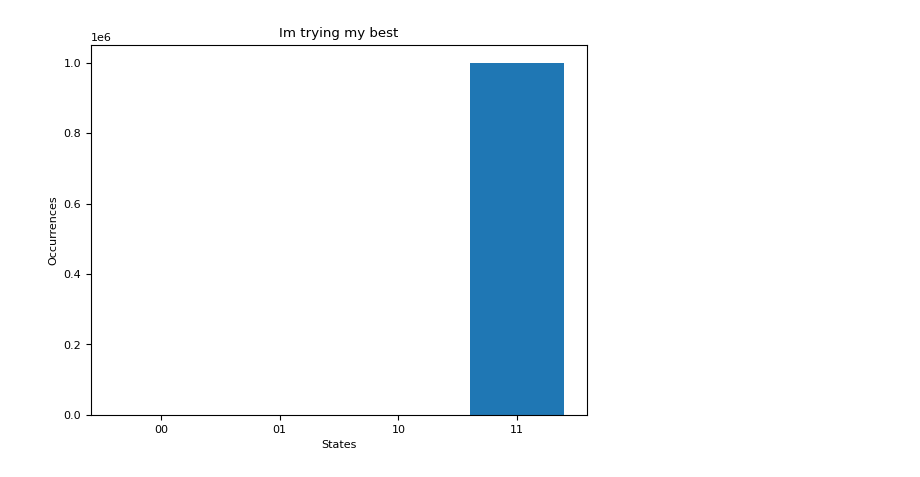
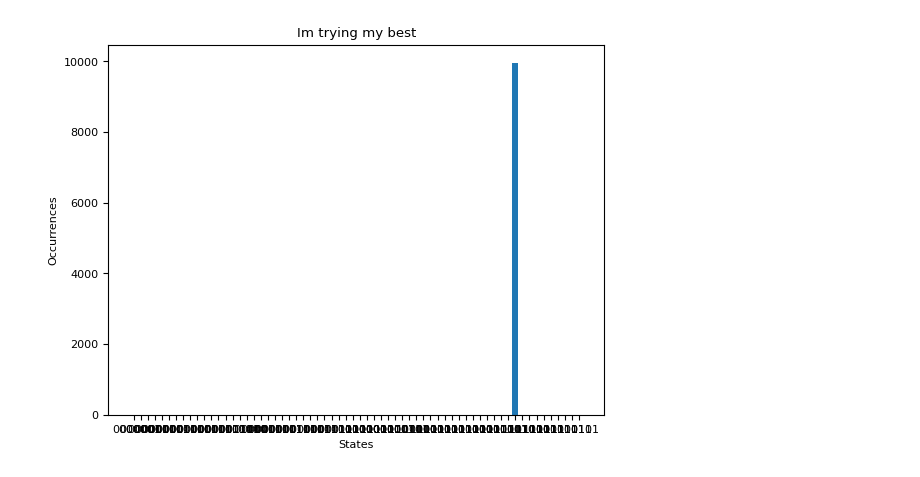
Before and after one commit to rushanh1/Quantum-Networks-Quantum-Circuits, a Jupyter notebook: quantum_brute_force_key_search.ipynb, the cells around one changed output. Cells and saved outputs as stored; diff of their text form; code cells hidden in the pictures.

```diff
--- a/quantum_brute_force_key_search.ipynb
+++ b/quantum_brute_force_key_search.ipynb
@@ -21,51 +21,56 @@ def encrypt(plaintext, key):
   return ciphertext
 # %%
 
-n = 2 #number of bits in the key
+
+n = 6 #number of bits in the key
 N = 2**n #the size of the key space
-n_q = 3 #number of qubits
+n_q = 7 #number of qubits
 
-secretKey = [1,1] #This is the key, the answer that the Grovers algorithm should recover
+secretKey = [1,1,0,1,1,0] #This is the key, the answer that the Grovers algorithm should recover
 
-plaintext = [0,0] #Known plaintext in this scenario
+plaintext = [0,1,1,0,0,1] #Known plaintext in this scenario
 
 #Encryption of the message
 ciphertext = encrypt(plaintext, secretKey)
 
+print("Plaintext is: ", plaintext)
+print("Key is: ", secretKey)
+print("Ciphertext is: ", ciphertext)
+
 qubit = cirq.NamedQubit.range(n_q , prefix='q')
 circuit = cirq.Circuit()
 
-circuit.append(cirq.H(qubit[0]))
-circuit.append(cirq.H(qubit[1]))
+for i in range(n):
+  circuit.append(cirq.H(qubit[i]))
 
 
 for i in range(int((math.pi / 4) * math.sqrt(N))):
   #Precious will work on the begginning and end of the Oracle
   #(Message XOR Key)
-  for j in range(n_q - 1):
+  for j in range(n):
     if(plaintext[j] == 1): #if plaintext has a 1, change ancilla to 1
-      circuit.append(cirq.X(qubit[n_q-1]))
+      circuit.append(cirq.X(qubit[n]))
 
-    circuit.append(cirq.CX(qubit[n_q-1], qubit[j])) #CX working as XOR
+    circuit.append(cirq.CX(qubit[n], qubit[j])) #CX working as XOR
 
     if(plaintext[j] == 1): #if the plaintext had a 1, change ancilla back to 0
-      circuit.append(cirq.X(qubit[n_q-1]))
+      circuit.append(cirq.X(qubit[n]))
 
 
   #For loop that applied an x gate to flip 0 state qubits into 1 state before
   #applying the CZ gate
   #It works by chcking which ones should be flipped based on the given ciphertext
-  for j in range(n_q - 1):
+  for j in range(n):
     if(ciphertext[j] == 0):
       circuit.append(cirq.X(qubit[j]))
 
   #Applying the CZ gate the change the phase of the right key
-  circuit.append(cirq.CZ(qubit[0], qubit[1]))
+  circuit.append(cirq.Z(qubit[0]).controlled_by(qubit[1], qubit[2], qubit[3], qubit[4], qubit[5]))
 
   #For loop that applies an x gate to flip 1 state qubits back into the original
   #0 state after applying the CZ gate
   #It works by chcking which ones should be flipped based on the given ciphertext
-  for j in range(n_q - 1):
+  for j in range(n):
     if(ciphertext[j] == 0):
       circuit.append(cirq.X(qubit[j]))
 
@@ -73,26 +78,34 @@ for i in range(int((math.pi / 4) * math.sqrt(N))):
   #(Message XOR Key)
   for j in range(n_q - 1):
     if(plaintext[j] == 1):
-      circuit.append(cirq.X(qubit[n_q-1]))
+      circuit.append(cirq.X(qubit[n]))
 
-    circuit.append(cirq.CX(qubit[n_q-1], qubit[j]))
+    circuit.append(cirq.CX(qubit[n], qubit[j]))
 
     if(plaintext[j] == 1):
-      circuit.append(cirq.X(qubit[n_q-1]))
+      circuit.append(cirq.X(qubit[n]))
 
   #Standard Diffuser found on google lol
-  circuit.append(cirq.H(qubit[0]))
-  circuit.append(cirq.H(qubit[1]))
-  circuit.append(cirq.X(qubit[0]))
-  circuit.append(cirq.X(qubit[1]))
-  circuit.append(cirq.CZ(qubit[0], qubit[1]))
-  circuit.append(cirq.X(qubit[0]))
-  circuit.append(cirq.X(qubit[1]))
-  circuit.append(cirq.H(qubit[0]))
-  circuit.append(cirq.H(qubit[1]))
+  for i in range(n):
+    circuit.append(cirq.H(qubit[i]))
+    circuit.append(cirq.X(qubit[i]))
 
-circuit.append(cirq.measure(qubit[0]))
-circuit.append(cirq.measure(qubit[1]))
+  circuit.append(cirq.Z(qubit[0]).controlled_by(qubit[1], qubit[2], qubit[3], qubit[4], qubit[5]))
+
+  for i in range(n):
+    circuit.append(cirq.X(qubit[i]))
+    circuit.append(cirq.H(qubit[i]))
+
+for i in range(n):
+  circuit.append(cirq.measure(qubit[i]))
 
 print(circuit)
+
+#Applying the simulator
+
+result = cirq.Simulator().run(circuit, repetitions=10000)
+
+hist = cirq.plot_state_histogram(result, plt.subplot(), title = 'Im trying my best', xlabel = 'States', ylabel = 'Occurrences', tick_label=binary_labels(n))
+
+plt.show()
 # %% [output]
@@ -104,10 +130 @@ q2: ───────@───@───────@───@────
+[figure, added]
-# %%
-#Applying the simulator
-
-result = cirq.Simulator().run(circuit, repetitions=10000)
-
-hist = cirq.plot_state_histogram(result, plt.subplot(), title = 'Im trying my best', xlabel = 'States', ylabel = 'Occurrences', tick_label=binary_labels(2))
-
-plt.show()
-# %% [output]
-[figure, removed]
```
Also changed, not shown: parts of 2 cells of this notebook.
